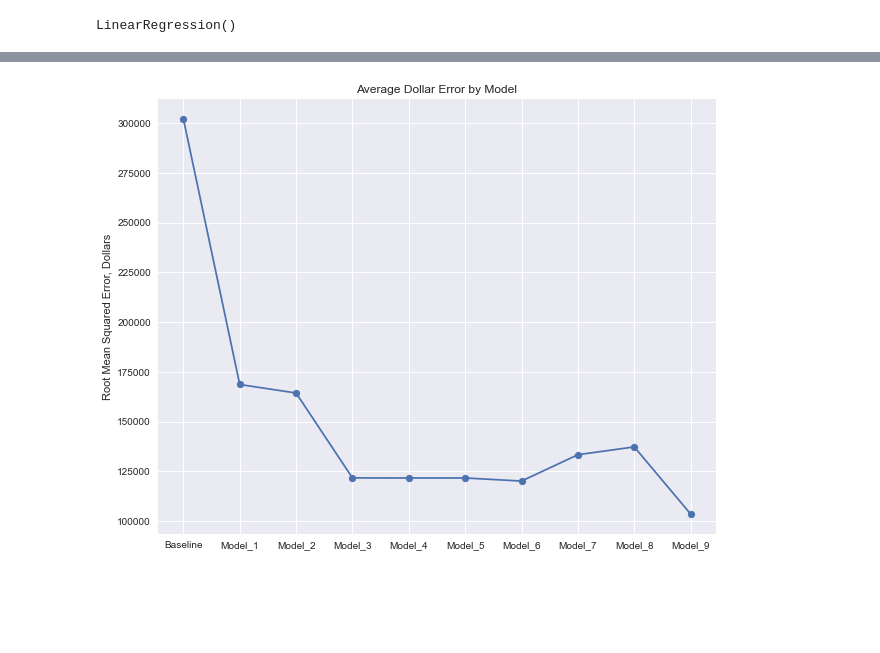
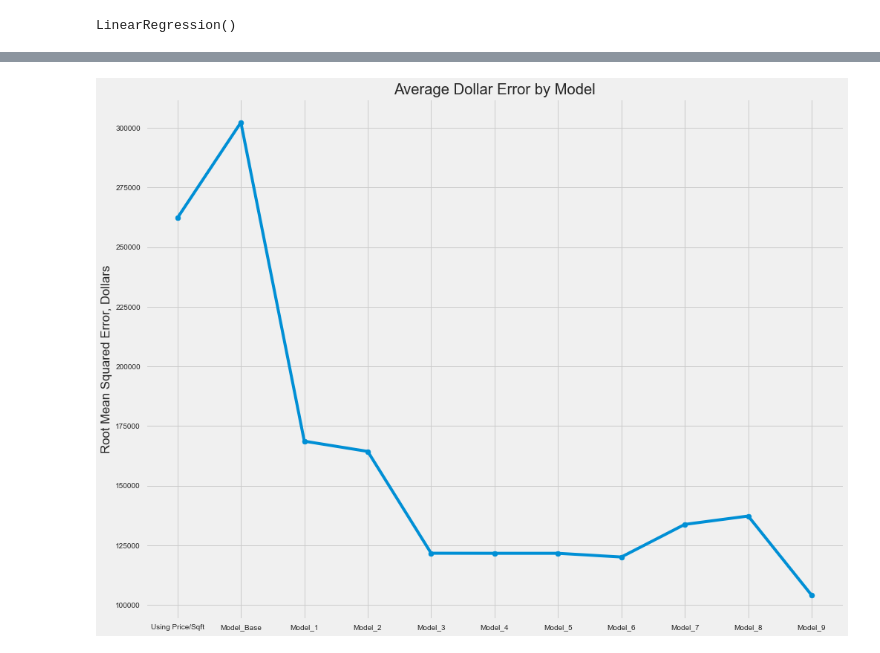
Before and after one commit to mankah/Project-2, a Jupyter notebook: Notebook.ipynb, the cells around one changed output, grey strips where cells are left out. Drawn from its saved outputs; the diff is of its cells as text; code cells hidden in the pictures; blank space fills up the shorter version.

Commit message:
Add ppsqft calc and plot

```diff
--- a/Notebook.ipynb
+++ b/Notebook.ipynb
@@ -60,0 +68,3 @@ yr_renovated and waterfront are only columns containing null values
+# %%
+avg_price_sqft = (df.price / df.sqft_living).mean()
+avg_price_sqft
@@ -60,0 +73,4 @@ yr_renovated and waterfront are only columns containing null values
+# %%
+price_pred_base = df.sqft_living * avg_price_sqft
+rmse_base = mean_squared_error(df.price, price_pred_base, squared=False)
+round(rmse_base, 0)
@@ -1077,14 +1097,15 @@ sns.regplot(x = y_test, y = pred_poly, data = df, line_kws={'color':'r'});
 # %%
 # plotting the RMSE's for each of the models we created - the RMSE's represent the difference between our actual test scores vs. our predicted test scores
 
-models = ['Baseline', 'Model_1', 'Model_2', 'Model_3', 'Model_4', 'Model_5',
+models = ['Using Price/Sqft', 'Model_Base', 'Model_1', 'Model_2', 'Model_3', 'Model_4', 'Model_5',
           'Model_6', 'Model_7', 'Model_8', 'Model_9']
-RMSE = [rmse_lr0, rmse_lr1, rmse_lr2, rmse_lr3, rmse_lr4, rmse_lr5, rmse_lr6, rmse_poly_7, rmse_lr8, rmse_poly_9]
-plt.style.use('seaborn')
-fig, ax = plt.subplots(figsize=(10,8))
+RMSE = [rmse_base, rmse_lr0, rmse_lr1, rmse_lr2, rmse_lr3, rmse_lr4,
+        rmse_lr5, rmse_lr6, rmse_poly_7, rmse_lr8, rmse_poly_9]
+plt.style.use('fivethirtyeight')
+fig, ax = plt.subplots(figsize=(15,12))
 ax.plot(models, RMSE);
 ax.scatter(models, RMSE);
 ax.set_ylabel('Root Mean Squared Error, Dollars')
 ax.set_title('Average Dollar Error by Model');
 # %% [output]
-[figure, old version]
+[figure, new version]
```
Also changed, not shown: parts of 22 cells of this notebook.
